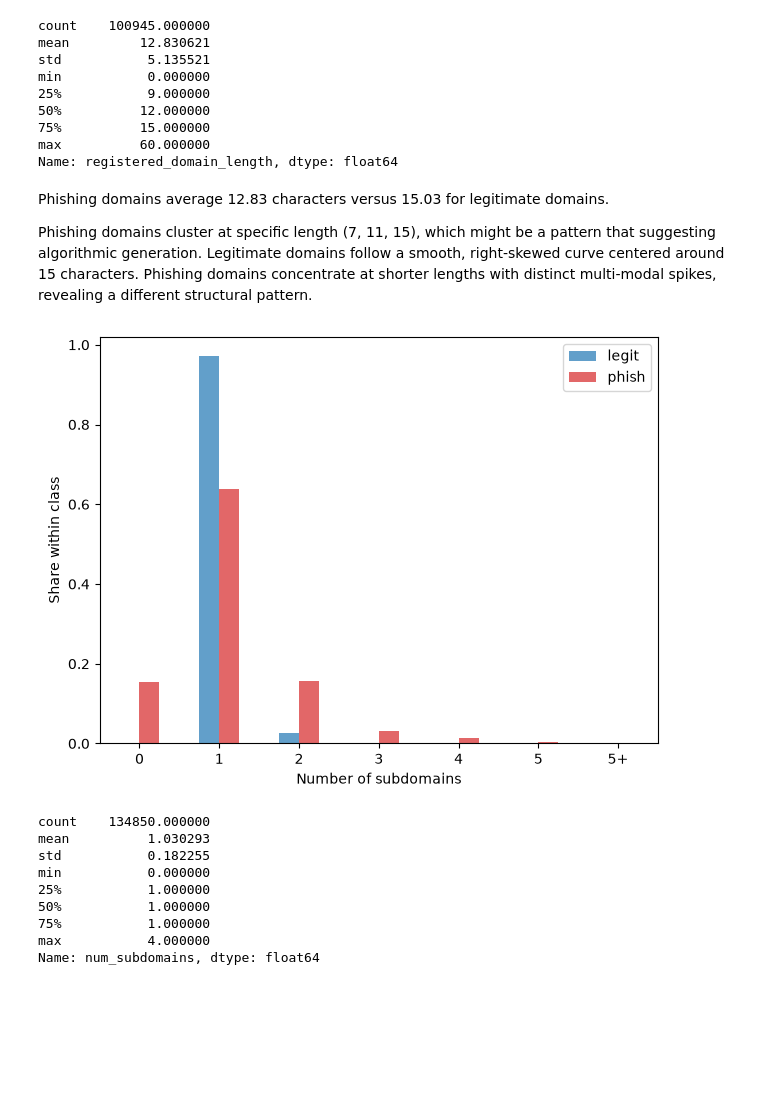
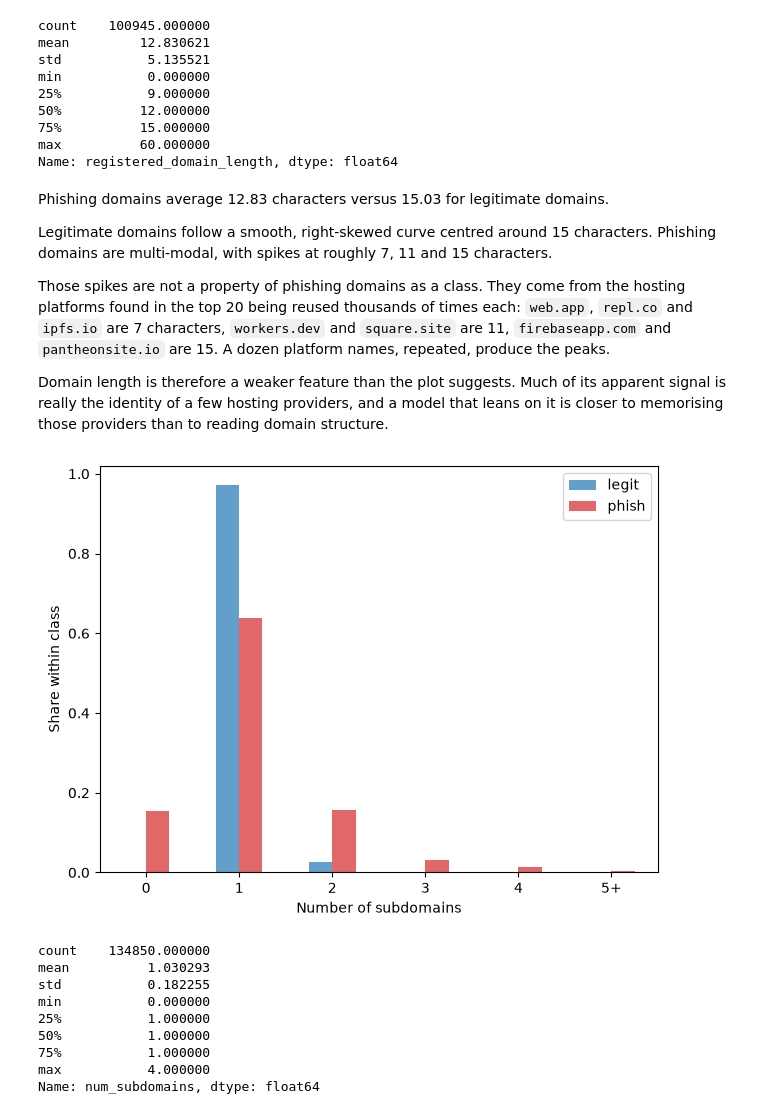
Before and after one commit to EddieYung2335/phishing_url_detection, a Jupyter notebook: notebooks/01_eda.ipynb, the cells around one changed output. Drawn from its saved outputs; the diff is of its cells as text; code cells hidden in the pictures; blank space fills up the shorter version.

```diff
--- a/notebooks/01_eda.ipynb
+++ b/notebooks/01_eda.ipynb
@@ -328,26 +355,29 @@ Name: registered_domain_length, dtype: float64
 # %% [markdown]
 Phishing domains average 12.83 characters versus 15.03 for legitimate domains.
 
-Phishing domains cluster at specific length (7, 11, 15), which might be a pattern that suggesting algorithmic generation. Legitimate domains follow a smooth, right-skewed curve centered around 15 characters. Phishing domains concentrate at shorter lengths with distinct multi-modal spikes, revealing a different structural pattern.
+Legitimate domains follow a smooth, right-skewed curve centred around 15 characters. Phishing domains are multi-modal, with spikes at roughly 7, 11 and 15 characters.
+
+Those spikes are not a property of phishing domains as a class. They come from the hosting platforms found in the top 20 being reused thousands of times each: `web.app`, `repl.co` and `ipfs.io` are 7 characters, `workers.dev` and `square.site` are 11, `firebaseapp.com` and `pantheonsite.io` are 15. A dozen platform names, repeated, produce the peaks.
+
+Domain length is therefore a weaker feature than the plot suggests. Much of its apparent signal is really the identity of a few hosting providers, and a model that leans on it is closer to memorising those providers than to reading domain structure.
 # %%
 CAP = 5
-df["sub_capped"] = df["num_subdomains"].clip(upper=CAP)
+counts = pd.DataFrame({
+    "legit": legit["num_subdomains"].clip(upper=CAP).value_counts(normalize=True),
+    "phish": phish["num_subdomains"].clip(upper=CAP).value_counts(normalize=True),
+}).fillna(0).sort_index()
 
-counts = pd.DataFrame({
-    # Set it to percentage of each class, so we can compare the distributions
-    "legit": legit["sub_capped"].value_counts(normalize=True),
-    "phish": phish["sub_capped"].value_counts(normalize=True),
-}).fillna(0).sort_index()
+
 counts.index = [str(i) for i in counts.index[:-1]] + [f"{CAP}+"]
 
 ax = counts.plot(kind="bar", color=["tab:blue", "tab:red"], alpha=.7, rot=0)
 ax.set_xlabel("Number of subdomains")
 ax.set_ylabel("Share within class")
 plt.tight_layout()
 plt.savefig("../reports/figures/num_subdomains_dist.png", dpi=300, bbox_inches="tight")
 plt.show()
 # %% [output]
-[figure, old version]
+[figure, new version]
 # %%
 legit["num_subdomains"].describe()
 # %% [output]
```
Also changed, not shown: parts of 15 cells of this notebook, 1 other file.
